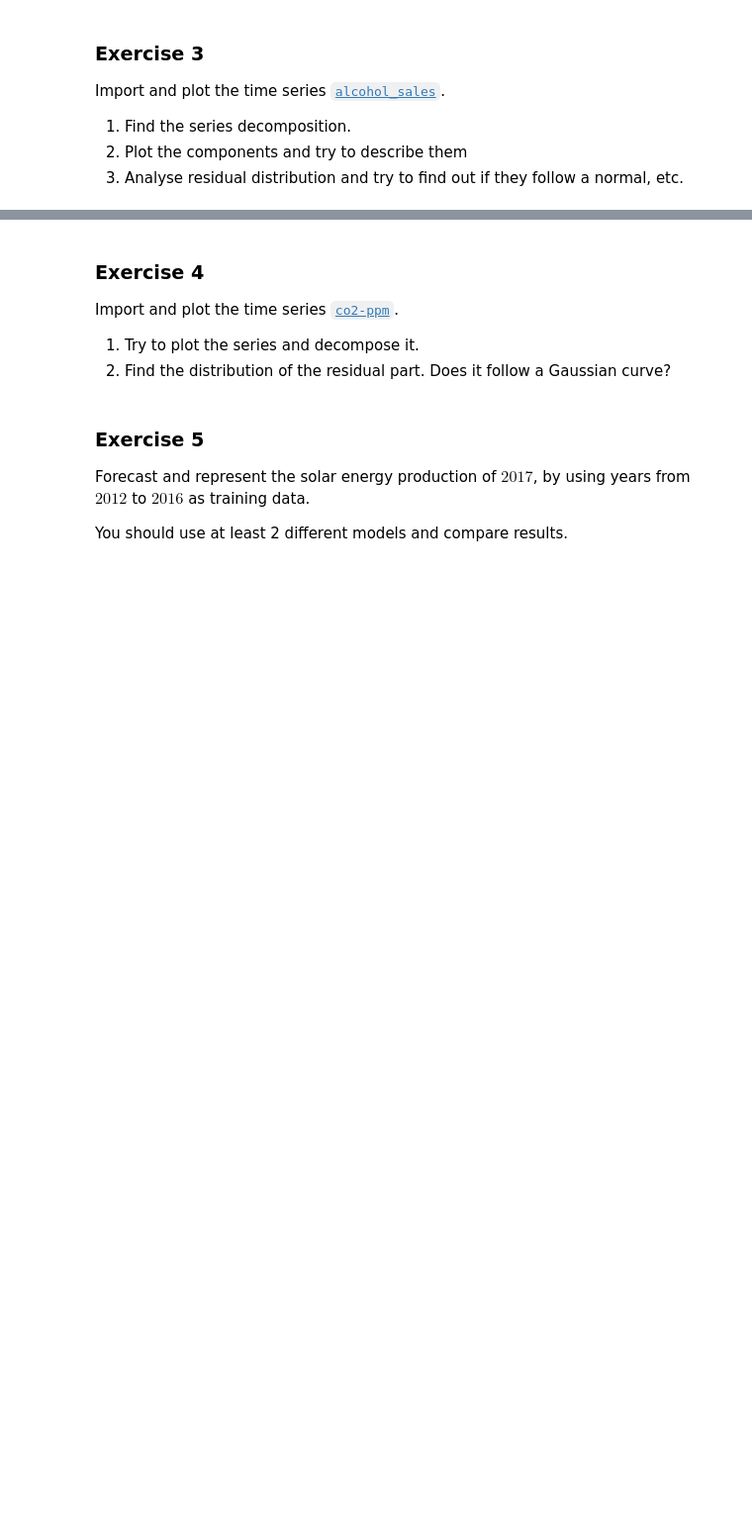
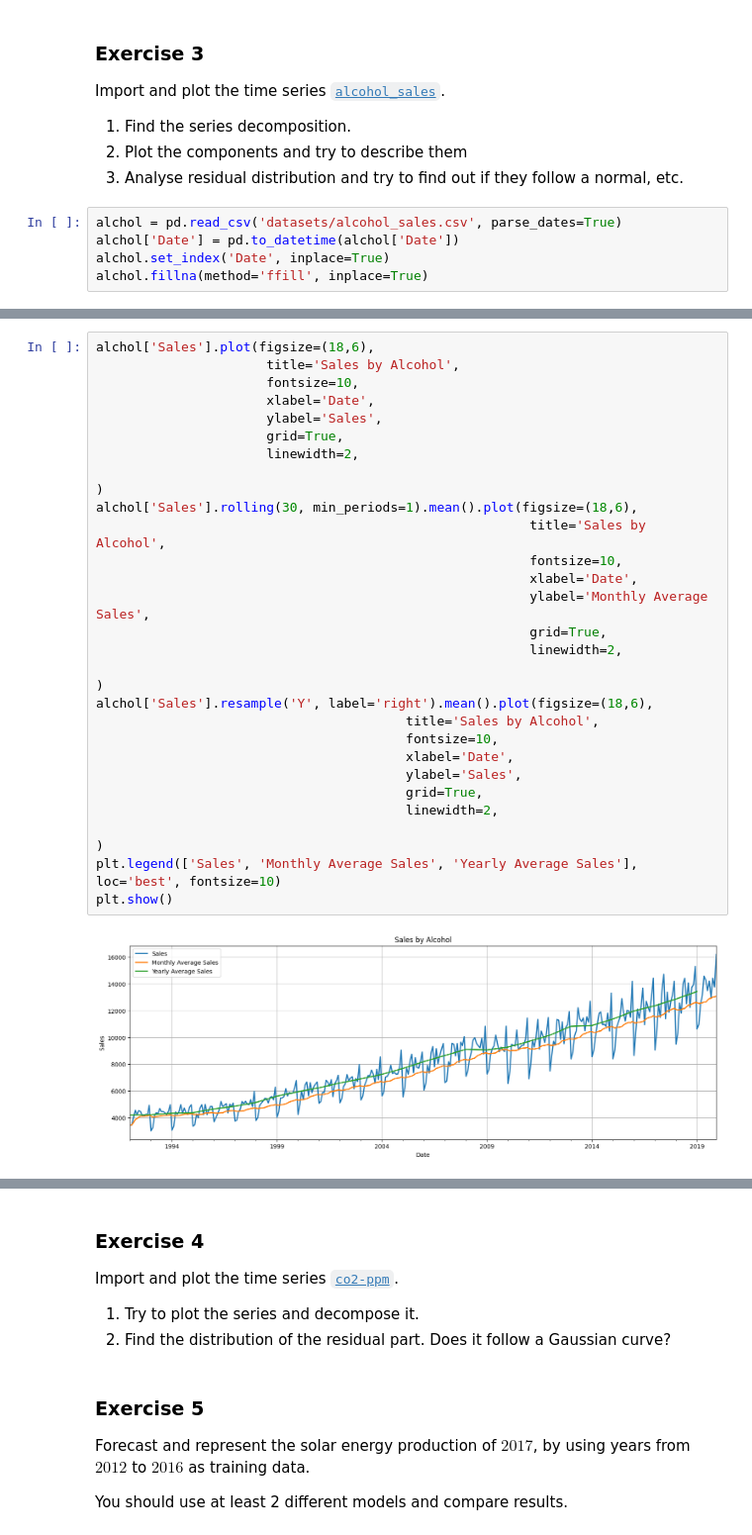
Before and after one commit to lorenzo-arcioni/master-ds, a Jupyter notebook: lezione_8/approfondimenti/Time_series_lectures/04.TimeSeries-Homework.ipynb, the cells around one changed output, grey strips where cells are left out. Shown at 99% size. Saved outputs shown, nothing was run; the diff lists cells and outputs as text; blank space fills up the shorter version.

```diff
--- a/lezione_8/approfondimenti/Time_series_lectures/04.TimeSeries-Homework.ipynb
+++ b/lezione_8/approfondimenti/Time_series_lectures/04.TimeSeries-Homework.ipynb
@@ -65,3 +118,8 @@ Import and plot the time series [`alcohol_sales`](datasets/alcohol_sales.csv).
 1. Find the series decomposition.
 2. Plot the components and try to describe them
 3. Analyse residual distribution and try to find out if they follow a normal, etc.
+# %%
+alchol = pd.read_csv('datasets/alcohol_sales.csv', parse_dates=True)
+alchol['Date'] = pd.to_datetime(alchol['Date'])
+alchol.set_index('Date', inplace=True)
+alchol.fillna(method='ffill', inplace=True)
@@ -67,0 +136,32 @@ Import and plot the time series [`alcohol_sales`](datasets/alcohol_sales.csv).
+# %%
+alchol['Sales'].plot(figsize=(18,6),
+                      title='Sales by Alcohol',
+                      fontsize=10,
+                      xlabel='Date',
+                      ylabel='Sales',
+                      grid=True,
+                      linewidth=2,
+
+)
+alchol['Sales'].rolling(30, min_periods=1).mean().plot(figsize=(18,6),
+                                                        title='Sales by Alcohol',
+                                                        fontsize=10,
+                                                        xlabel='Date',
+                                                        ylabel='Monthly Average Sales',
+                                                        grid=True,
+                                                        linewidth=2,
+
+)
+alchol['Sales'].resample('Y', label='right').mean().plot(figsize=(18,6),
+                                        title='Sales by Alcohol',
+                                        fontsize=10,
+                                        xlabel='Date',
+                                        ylabel='Sales',
+                                        grid=True,
+                                        linewidth=2,
+
+)
+plt.legend(['Sales', 'Monthly Average Sales', 'Yearly Average Sales'], loc='best', fontsize=10)
+plt.show()
+# %% [output]
+[figure, added]
```
Also changed, not shown: parts of 10 cells of this notebook, 19 other files.
